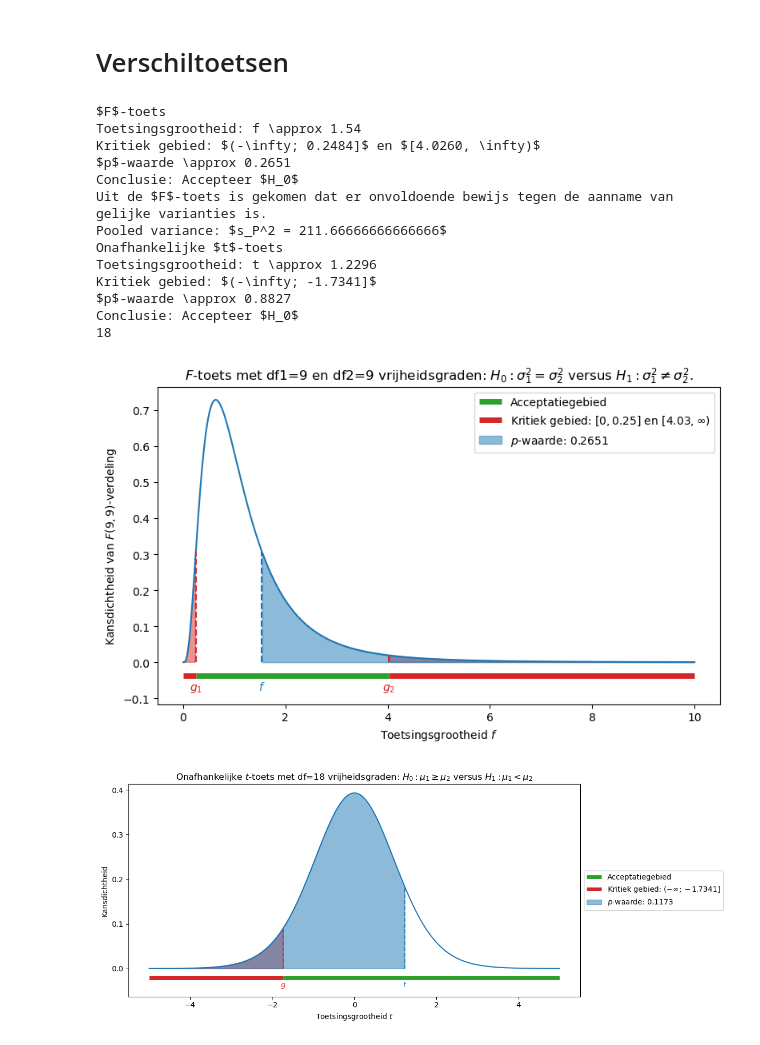
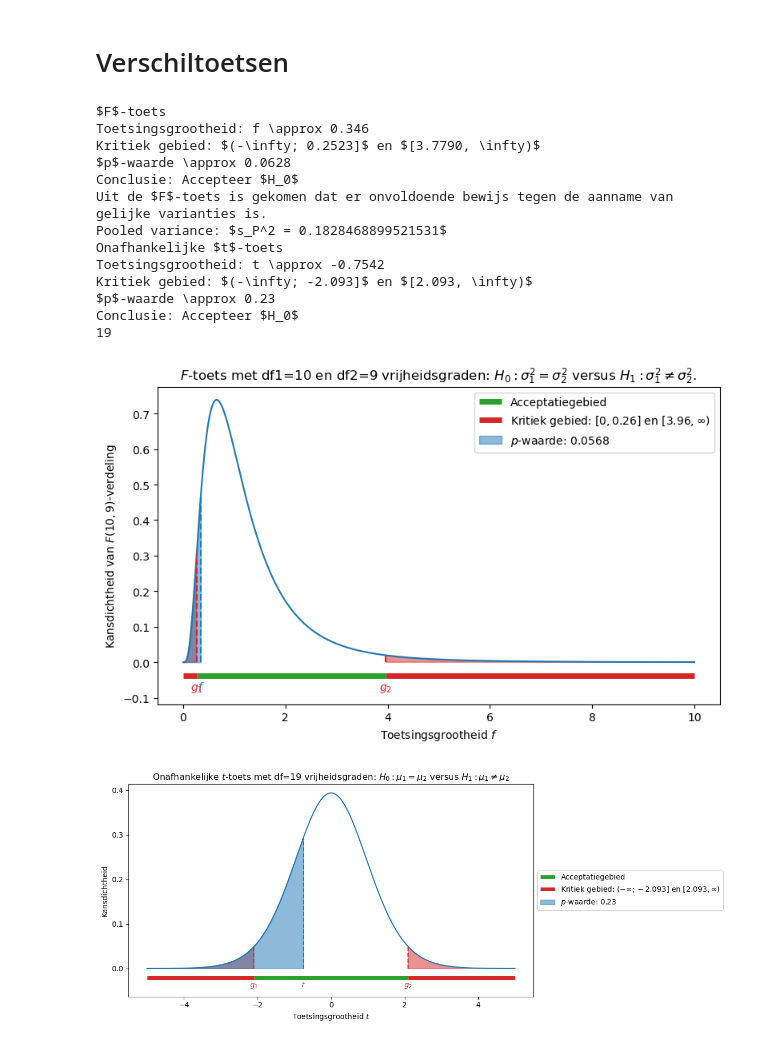
Before and after one commit to DBlom96/Statistiek, a Jupyter notebook: Python/statistics_utils/notebooks/two_sample_tests.ipynb, the cells around one changed output. Saved outputs shown, nothing was run; the diff lists cells and outputs as text; code cells hidden in the pictures.

```diff
--- a/Python/statistics_utils/notebooks/two_sample_tests.ipynb
+++ b/Python/statistics_utils/notebooks/two_sample_tests.ipynb
@@ -253,40 +253,40 @@ def onafhankelijke_t_toets(sample1, sample2, alpha=0.05, toetstype="tweezijdig")
     return t_statistic, df, critical_region, p_value, conclusion
 # %%
 # Voor gegevens
-data1 = [1180, 1205, 1190, 1210, 1175, 1200, 1225, 1195, 1185, 1215]  # TBF motoren
-data2 = [1185, 1175, 1195, 1180, 1195, 1190, 1185, 1215, 1175, 1205] # TBF rotorbladen
+data1 = [4.8, 5.1, 4.5, 5.4, 4.9, 5.0, 4.7, 5.3, 4.6, 5.2]  # Reactietijd boordcomputer A
+data2 = [4.9, 5.1, 4.4, 5.0, 5.7, 5.3, 4.8, 5.2, 5.5, 5.9, 4.2] # Reactietijd boordcomputer B
 alpha = 0.05
 toetstype = "tweezijdig"
 
 f_statistic, dfd, dfn, critical_region, p_value, conclusion = F_toets(data1, data2, alpha)
 print("$F$-toets")
 print(f"Toetsingsgrootheid: f \\approx {pretty_print(f_statistic)}")
 print(f"Kritiek gebied: {critical_region}")
 print(f"$p$-waarde \\approx {pretty_print(p_value)}")
 print(f"Conclusie: {conclusion}")
-plot_F_toets(f_statistic, alpha, dfn, dfd, filename=FIGURE_PATH + "exam20251113_Ftest.png")
+plot_F_toets(f_statistic, alpha, dfn, dfd, filename=FIGURE_PATH + "exam20260519_Ftest.png")
 
-toetstype = "linkszijdig"
+toetstype = "tweezijdig"
 t_statistic, df, critical_region, p_value, conclusion = onafhankelijke_t_toets(data1, data2, alpha, toetstype)
 print("Onafhankelijke $t$-toets")
 print(f"Toetsingsgrootheid: t \\approx {pretty_print(t_statistic)}")
 print(f"Kritiek gebied: {critical_region}")
 print(f"$p$-waarde \\approx {pretty_print(p_value)}")
 print(f"Conclusie: {conclusion}")
-plot_t_toets(t_statistic, alpha, df, toetstype, filename=FIGURE_PATH + "exam20251113_ttest.png")
+plot_t_toets(t_statistic, alpha, df, toetstype, filename=FIGURE_PATH + "exam20260519_ttest.png")
 # %% [output]
 $F$-toets
-Toetsingsgrootheid: f \approx 1.54
-Kritiek gebied: $(-\infty; 0.2484]$ en $[4.0260, \infty)$
-$p$-waarde \approx 0.2651
+Toetsingsgrootheid: f \approx 0.346
+Kritiek gebied: $(-\infty; 0.2523]$ en $[3.7790, \infty)$
+$p$-waarde \approx 0.0628
 Conclusie: Accepteer $H_0$
 Uit de $F$-toets is gekomen dat er onvoldoende bewijs tegen de aanname van gelijke varianties is.
-Pooled variance: $s_P^2 = 211.66666666666666$
+Pooled variance: $s_P^2 = 0.1828468899521531$
 Onafhankelijke $t$-toets
-Toetsingsgrootheid: t \approx 1.2296
-Kritiek gebied: $(-\infty; -1.7341]$
-$p$-waarde \approx 0.8827
+Toetsingsgrootheid: t \approx -0.7542
+Kritiek gebied: $(-\infty; -2.093]$ en $[2.093, \infty)$
+$p$-waarde \approx 0.23
 Conclusie: Accepteer $H_0$
-18
+19
-[figure, old version]
+[figure, new version]
-[figure, old version]
+[figure, new version]
```
Also changed, not shown: 25 other files.
